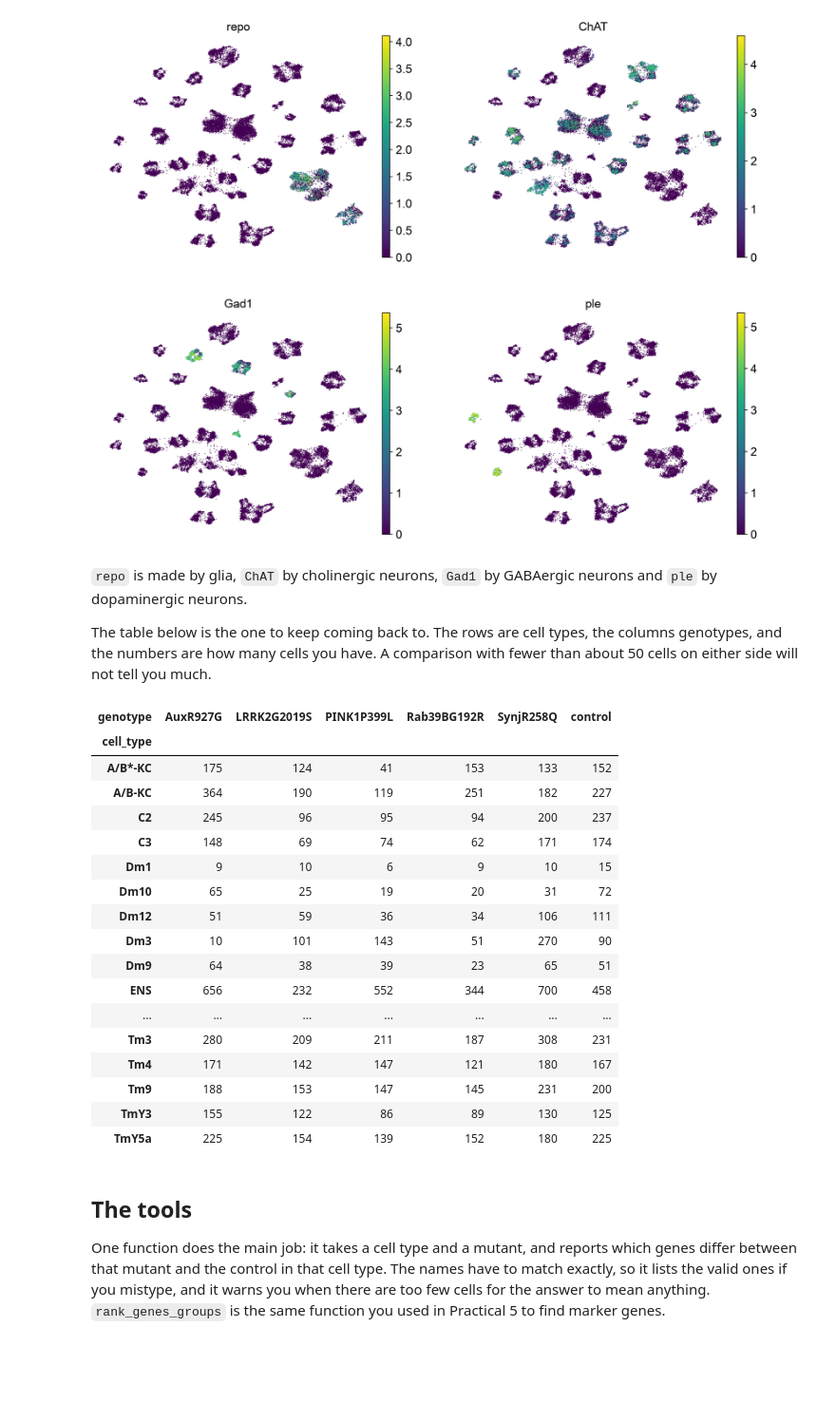
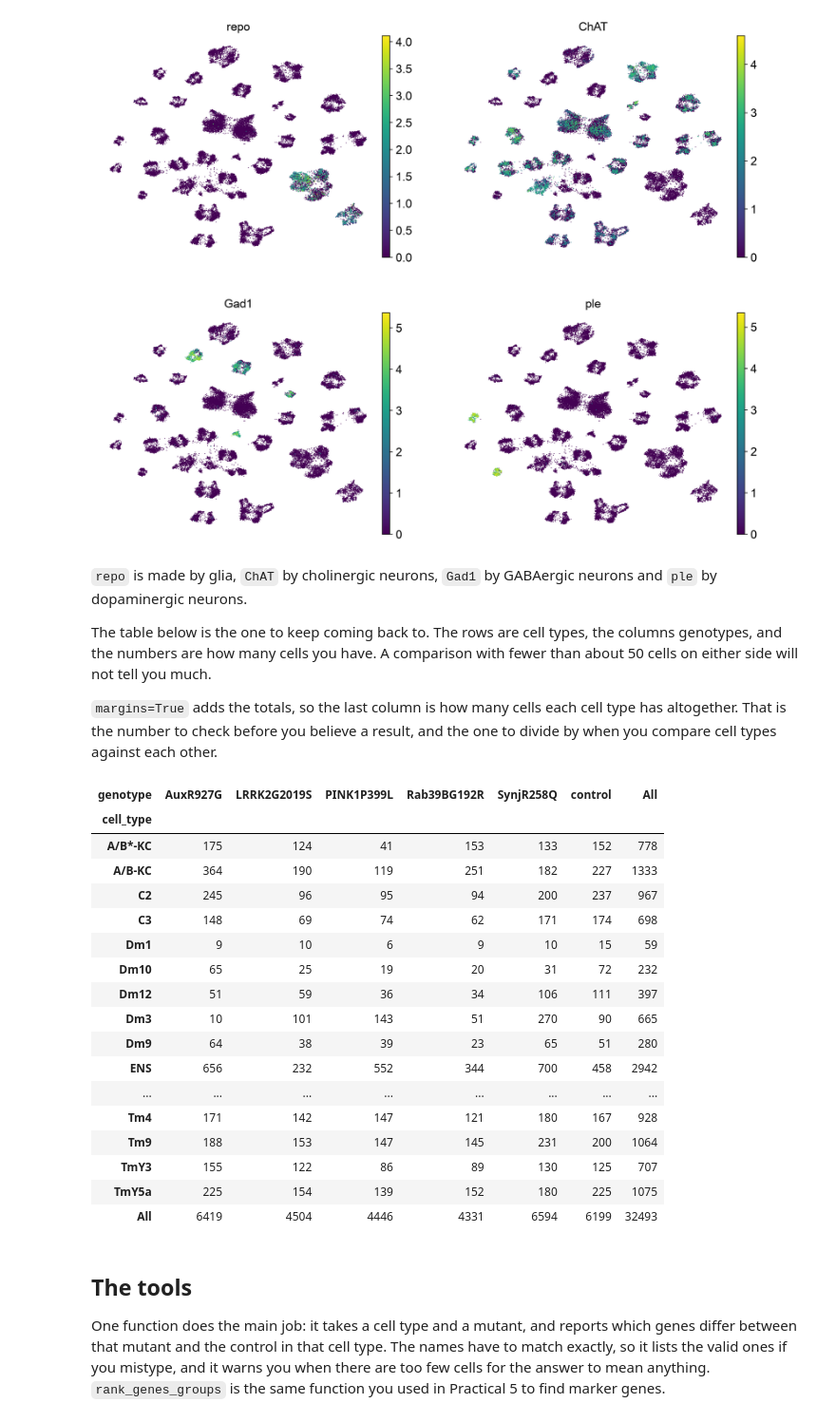
Before and after one commit to nkempynck/isn-school-2026, a Jupyter notebook: notebooks/projects/parkinsons.ipynb, the cells around one changed output. Shown at 95% size. Saved outputs shown, nothing was run; the diff lists cells and outputs as text; code cells hidden in the pictures; blank space fills up the shorter version.

Commit message:
show cell type totals in the project notebook

```diff
--- a/notebooks/projects/parkinsons.ipynb
+++ b/notebooks/projects/parkinsons.ipynb
@@ -129,27 +127,31 @@ neurons and `ple` by dopaminergic neurons.
 The table below is the one to keep coming back to. The rows are cell types, the
 columns genotypes, and the numbers are how many cells you have. A comparison with
 fewer than about 50 cells on either side will not tell you much.
+
+`margins=True` adds the totals, so the last column is how many cells each
+cell type has altogether. That is the number to check before you believe a
+result, and the one to divide by when you compare cell types against each other.
 # %%
-pd.crosstab(adata.obs.cell_type, adata.obs.genotype)
+pd.crosstab(adata.obs.cell_type, adata.obs.genotype, margins=True)
 # %% [output]
-| genotype | AuxR927G | LRRK2G2019S | PINK1P399L | Rab39BG192R | SynjR258Q | control |
-| cell_type |  |  |  |  |  |  |
-| A/B*-KC | 175 | 124 | 41 | 153 | 133 | 152 |
-| A/B-KC | 364 | 190 | 119 | 251 | 182 | 227 |
-| C2 | 245 | 96 | 95 | 94 | 200 | 237 |
-| C3 | 148 | 69 | 74 | 62 | 171 | 174 |
-| Dm1 | 9 | 10 | 6 | 9 | 10 | 15 |
-| Dm10 | 65 | 25 | 19 | 20 | 31 | 72 |
-| Dm12 | 51 | 59 | 36 | 34 | 106 | 111 |
-| Dm3 | 10 | 101 | 143 | 51 | 270 | 90 |
-| Dm9 | 64 | 38 | 39 | 23 | 65 | 51 |
-| ENS | 656 | 232 | 552 | 344 | 700 | 458 |
-| ... | ... | ... | ... | ... | ... | ... |
-| Tm3 | 280 | 209 | 211 | 187 | 308 | 231 |
-| Tm4 | 171 | 142 | 147 | 121 | 180 | 167 |
-| Tm9 | 188 | 153 | 147 | 145 | 231 | 200 |
-| TmY3 | 155 | 122 | 86 | 89 | 130 | 125 |
-| TmY5a | 225 | 154 | 139 | 152 | 180 | 225 |
+| genotype | AuxR927G | LRRK2G2019S | PINK1P399L | Rab39BG192R | SynjR258Q | control | All |
+| cell_type |  |  |  |  |  |  |  |
+| A/B*-KC | 175 | 124 | 41 | 153 | 133 | 152 | 778 |
+| A/B-KC | 364 | 190 | 119 | 251 | 182 | 227 | 1333 |
+| C2 | 245 | 96 | 95 | 94 | 200 | 237 | 967 |
+| C3 | 148 | 69 | 74 | 62 | 171 | 174 | 698 |
+| Dm1 | 9 | 10 | 6 | 9 | 10 | 15 | 59 |
+| Dm10 | 65 | 25 | 19 | 20 | 31 | 72 | 232 |
+| Dm12 | 51 | 59 | 36 | 34 | 106 | 111 | 397 |
+| Dm3 | 10 | 101 | 143 | 51 | 270 | 90 | 665 |
+| Dm9 | 64 | 38 | 39 | 23 | 65 | 51 | 280 |
+| ENS | 656 | 232 | 552 | 344 | 700 | 458 | 2942 |
+| ... | ... | ... | ... | ... | ... | ... | ... |
+| Tm4 | 171 | 142 | 147 | 121 | 180 | 167 | 928 |
+| Tm9 | 188 | 153 | 147 | 145 | 231 | 200 | 1064 |
+| TmY3 | 155 | 122 | 86 | 89 | 130 | 125 | 707 |
+| TmY5a | 225 | 154 | 139 | 152 | 180 | 225 | 1075 |
+| All | 6419 | 4504 | 4446 | 4331 | 6594 | 6199 | 32493 |
 # %% [markdown]
 ## The tools
 
```
Also changed, not shown: parts of 1 cell of this notebook.
